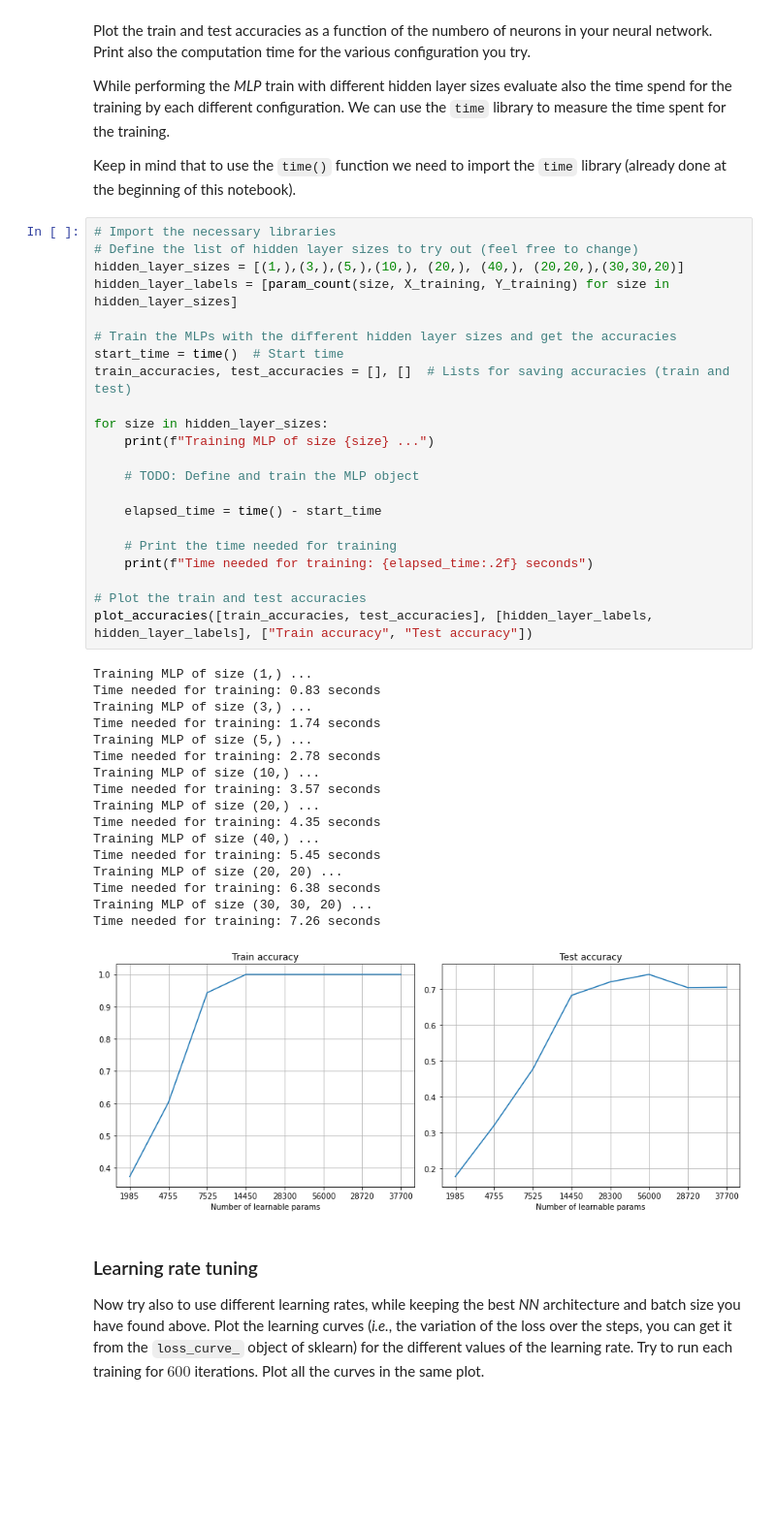
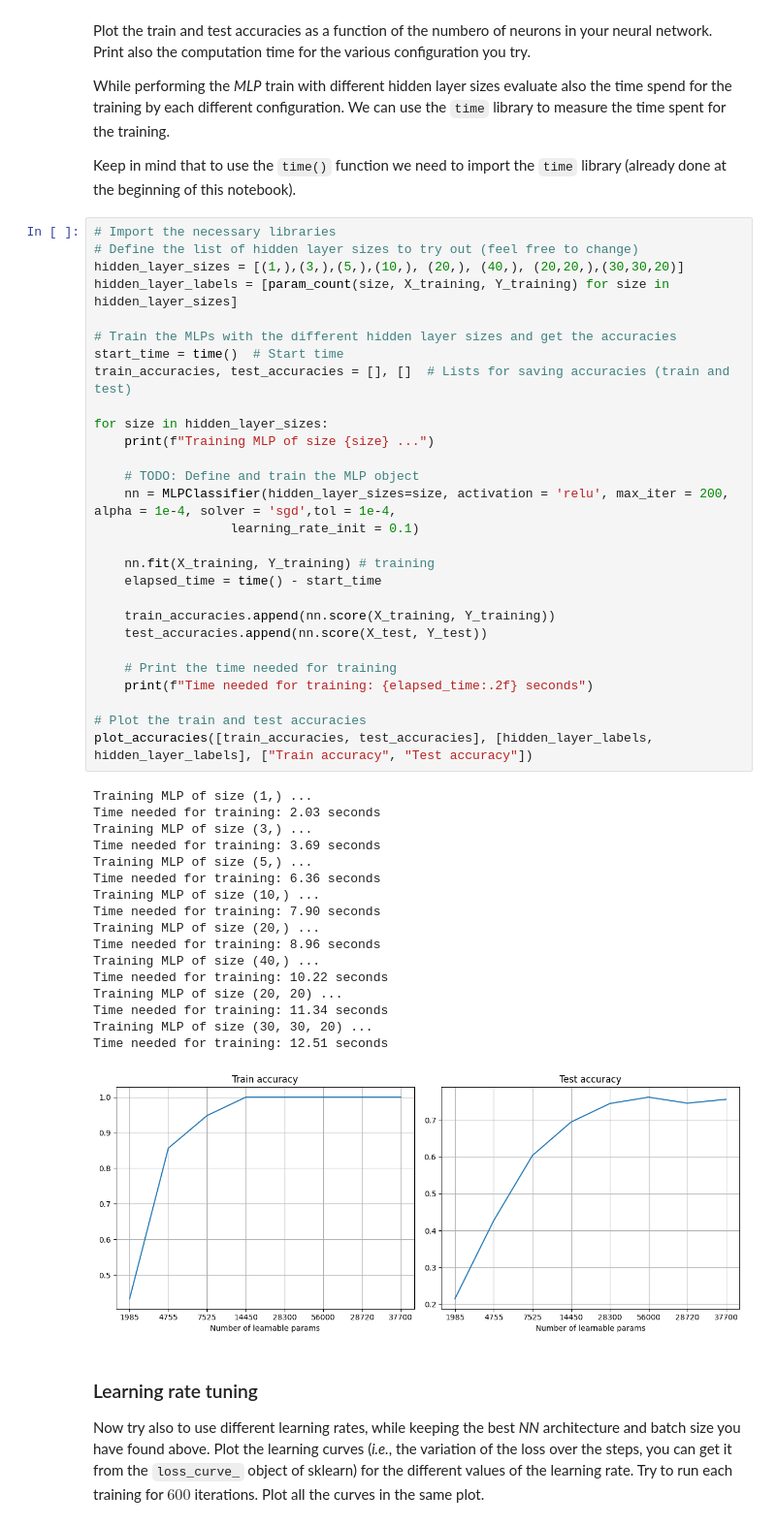
Before and after one commit to DanieleGhezzi25/MachineLearning_lab2526, a Jupyter notebook: Lab 5 - Neural networks/05_neural_networks.ipynb, the cells around one changed output. Shown at 97% size. Cells and saved outputs as stored; diff of their text form; blank space fills up the shorter version.

```diff
--- a/Lab 5 - Neural networks/05_neural_networks.ipynb
+++ b/Lab 5 - Neural networks/05_neural_networks.ipynb
@@ -298,42 +298,48 @@ Keep in mind that to use the `time()` function we need to import the `time` libr
 # Import the necessary libraries
 # Define the list of hidden layer sizes to try out (feel free to change)
 hidden_layer_sizes = [(1,),(3,),(5,),(10,), (20,), (40,), (20,20,),(30,30,20)]
 hidden_layer_labels = [param_count(size, X_training, Y_training) for size in hidden_layer_sizes]
 
 # Train the MLPs with the different hidden layer sizes and get the accuracies
 start_time = time()  # Start time
 train_accuracies, test_accuracies = [], []  # Lists for saving accuracies (train and test)
 
 for size in hidden_layer_sizes:
     print(f"Training MLP of size {size} ...")
 
     # TODO: Define and train the MLP object
+    nn = MLPClassifier(hidden_layer_sizes=size, activation = 'relu', max_iter = 200, alpha = 1e-4, solver = 'sgd',tol = 1e-4,
+                  learning_rate_init = 0.1)
 
+    nn.fit(X_training, Y_training) # training
     elapsed_time = time() - start_time
+
+    train_accuracies.append(nn.score(X_training, Y_training))
+    test_accuracies.append(nn.score(X_test, Y_test))
 
     # Print the time needed for training
     print(f"Time needed for training: {elapsed_time:.2f} seconds")
 
 # Plot the train and test accuracies
 plot_accuracies([train_accuracies, test_accuracies], [hidden_layer_labels, hidden_layer_labels], ["Train accuracy", "Test accuracy"])
 # %% [output]
 Training MLP of size (1,) ...
-Time needed for training: 0.83 seconds
+Time needed for training: 2.03 seconds
 Training MLP of size (3,) ...
-Time needed for training: 1.74 seconds
+Time needed for training: 3.69 seconds
 Training MLP of size (5,) ...
-Time needed for training: 2.78 seconds
+Time needed for training: 6.36 seconds
 Training MLP of size (10,) ...
-Time needed for training: 3.57 seconds
+Time needed for training: 7.90 seconds
 Training MLP of size (20,) ...
-Time needed for training: 4.35 seconds
+Time needed for training: 8.96 seconds
 Training MLP of size (40,) ...
-Time needed for training: 5.45 seconds
+Time needed for training: 10.22 seconds
 Training MLP of size (20, 20) ...
-Time needed for training: 6.38 seconds
+Time needed for training: 11.34 seconds
 Training MLP of size (30, 30, 20) ...
-Time needed for training: 7.26 seconds
+Time needed for training: 12.51 seconds
-[figure, old version]
+[figure, new version]
 # %% [markdown]
 ### Learning rate tuning
 
```
Also changed, not shown: parts of 9 cells of this notebook.
